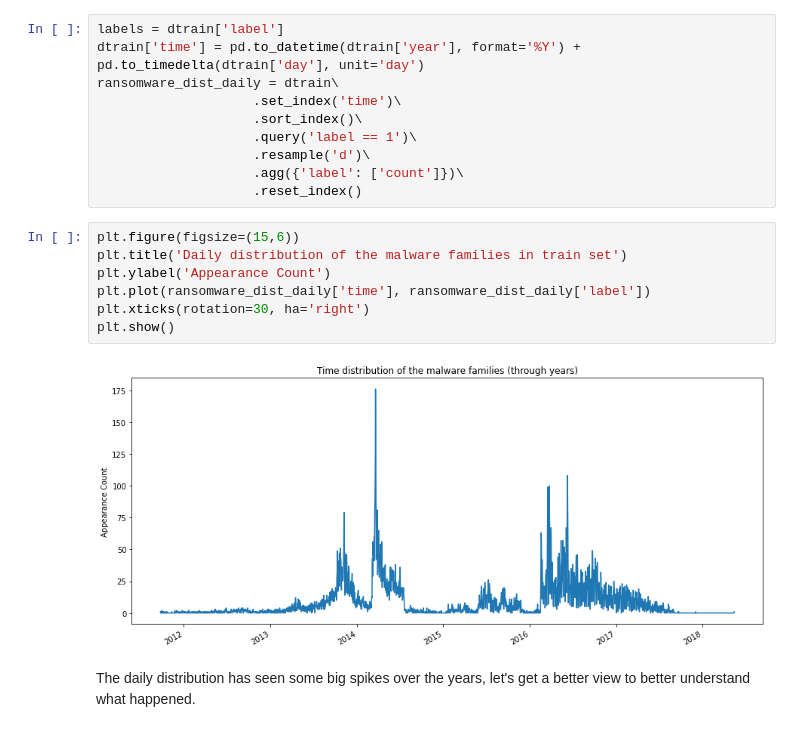
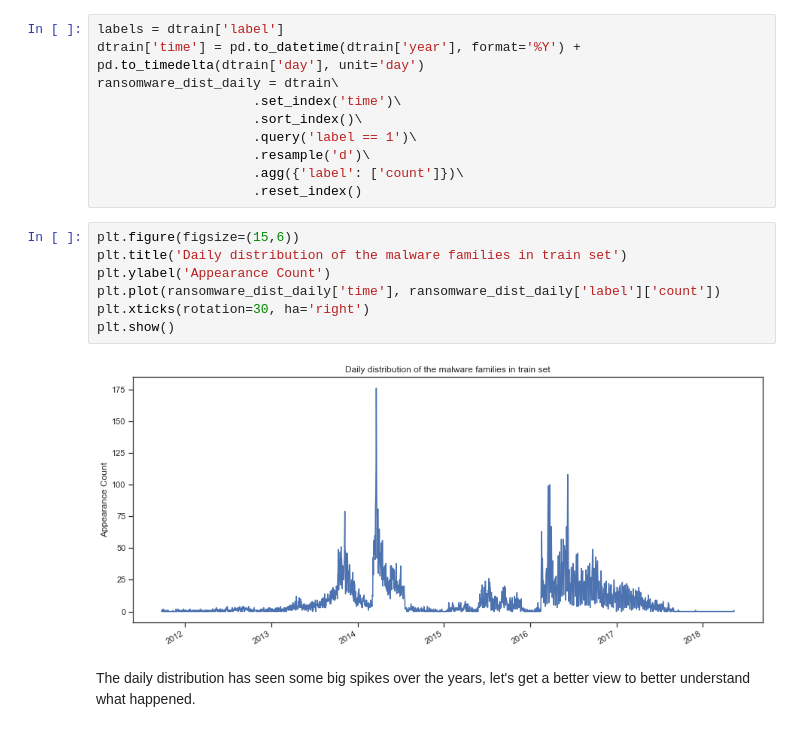
Before and after one commit to Bourhano/BitcoinRansomwareDetection, a Jupyter notebook: bitcoin_heist_starting_kit.ipynb, the cells around one changed output. Cells and saved outputs as stored; diff of their text form.

```diff
--- a/bitcoin_heist_starting_kit.ipynb
+++ b/bitcoin_heist_starting_kit.ipynb
@@ -634,12 +628,12 @@ ransomware_dist_daily = dtrain\
 # %%
 plt.figure(figsize=(15,6))
 plt.title('Daily distribution of the malware families in train set')
 plt.ylabel('Appearance Count')
-plt.plot(ransomware_dist_daily['time'], ransomware_dist_daily['label'])
+plt.plot(ransomware_dist_daily['time'], ransomware_dist_daily['label']['count'])
 plt.xticks(rotation=30, ha='right')
 plt.show()
 # %% [output]
-[figure, old version]
+[figure, new version]
 # %% [markdown]
 The daily distribution has seen some big spikes over the years, let's get a better view to better understand what happened.
 # %%
```
Also changed, not shown: parts of 17 cells of this notebook.
